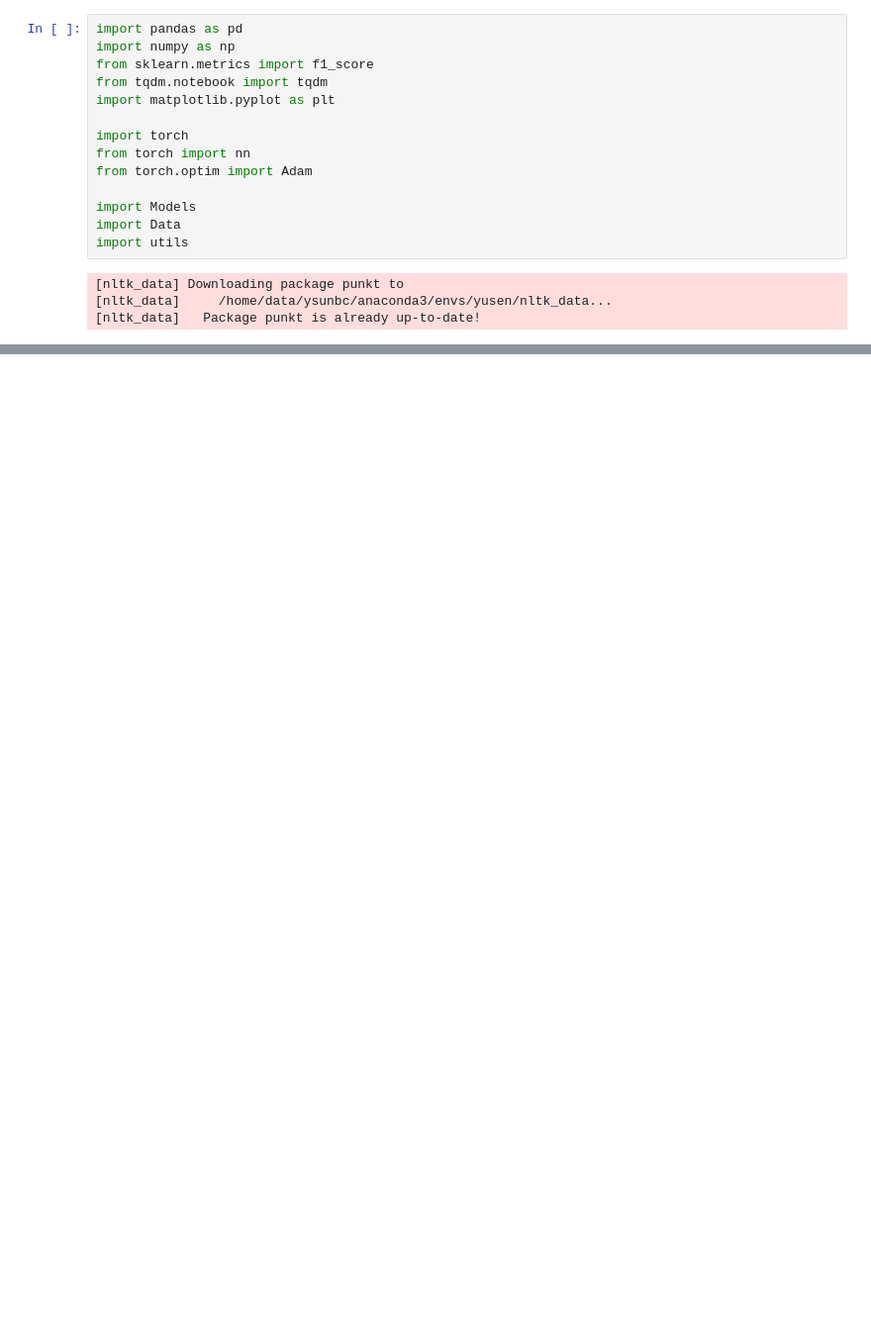
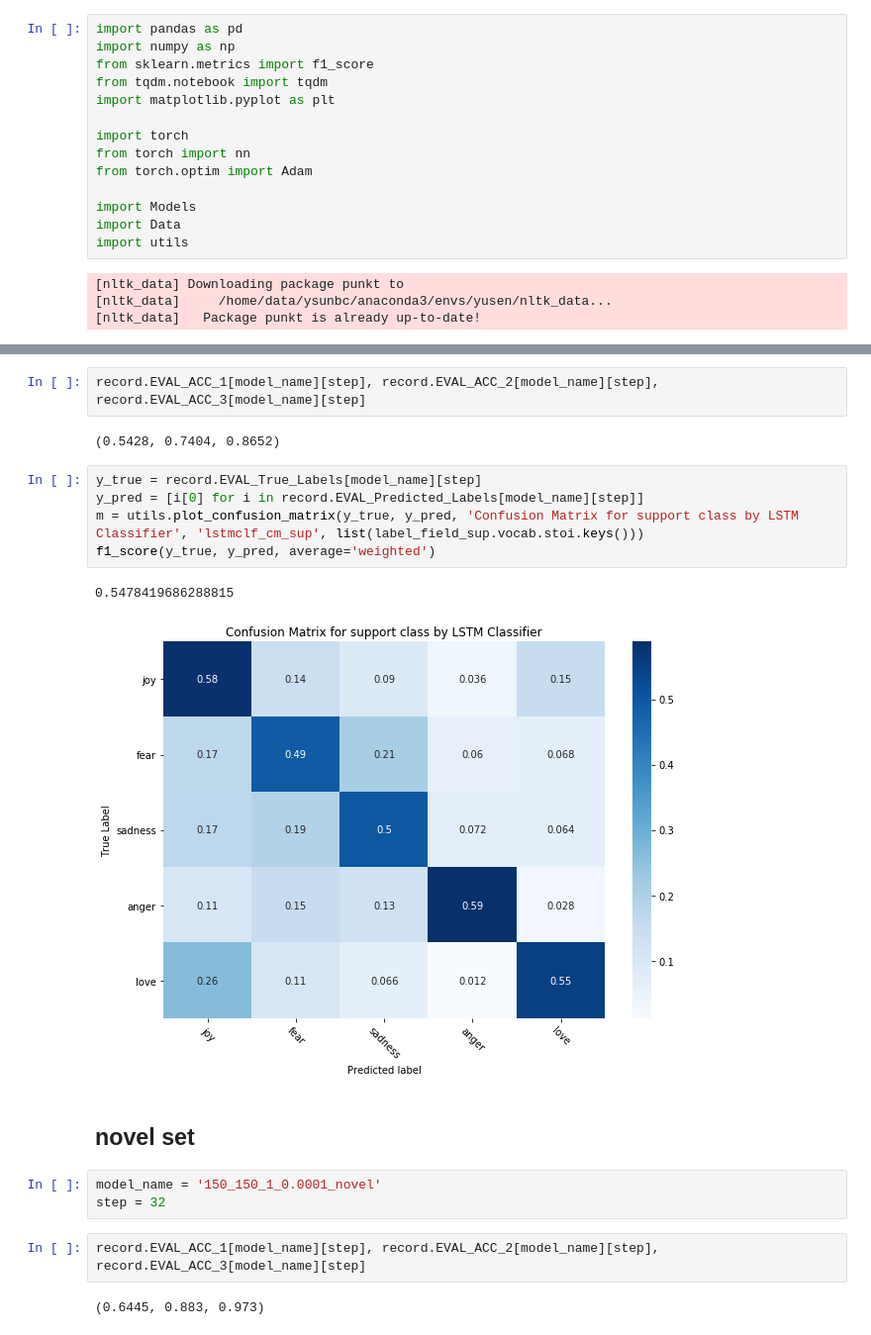
Before and after one commit to jamestszhim/Zero-Shot-Learning-with-Semantics-Information, a Jupyter notebook: nlp/LSTM_CLS.ipynb, the cells around one changed output, grey strips where cells are left out. Shown at 99% size. Saved outputs shown, nothing was run; the diff lists cells and outputs as text; blank space fills up the shorter version.

```diff
--- a/nlp/LSTM_CLS.ipynb
+++ b/nlp/LSTM_CLS.ipynb
@@ -554,0 +222,21 @@ plt.show()
+# %%
+record.EVAL_ACC_1[model_name][step], record.EVAL_ACC_2[model_name][step], record.EVAL_ACC_3[model_name][step]
+# %% [output]
+(0.5428, 0.7404, 0.8652)
+# %%
+y_true = record.EVAL_True_Labels[model_name][step]
+y_pred = [i[0] for i in record.EVAL_Predicted_Labels[model_name][step]]
+m = utils.plot_confusion_matrix(y_true, y_pred, 'Confusion Matrix for support class by LSTM Classifier', 'lstmclf_cm_sup', list(label_field_sup.vocab.stoi.keys()))
+f1_score(y_true, y_pred, average='weighted')
+# %% [output]
+0.5478419686288815
+[figure, added]
+# %% [markdown]
+## novel set
+# %%
+model_name = '150_150_1_0.0001_novel'
+step = 32
+# %%
+record.EVAL_ACC_1[model_name][step], record.EVAL_ACC_2[model_name][step], record.EVAL_ACC_3[model_name][step]
+# %% [output]
+(0.6445, 0.883, 0.973)
```
Also changed, not shown: parts of 58 cells of this notebook, 7 other files.
